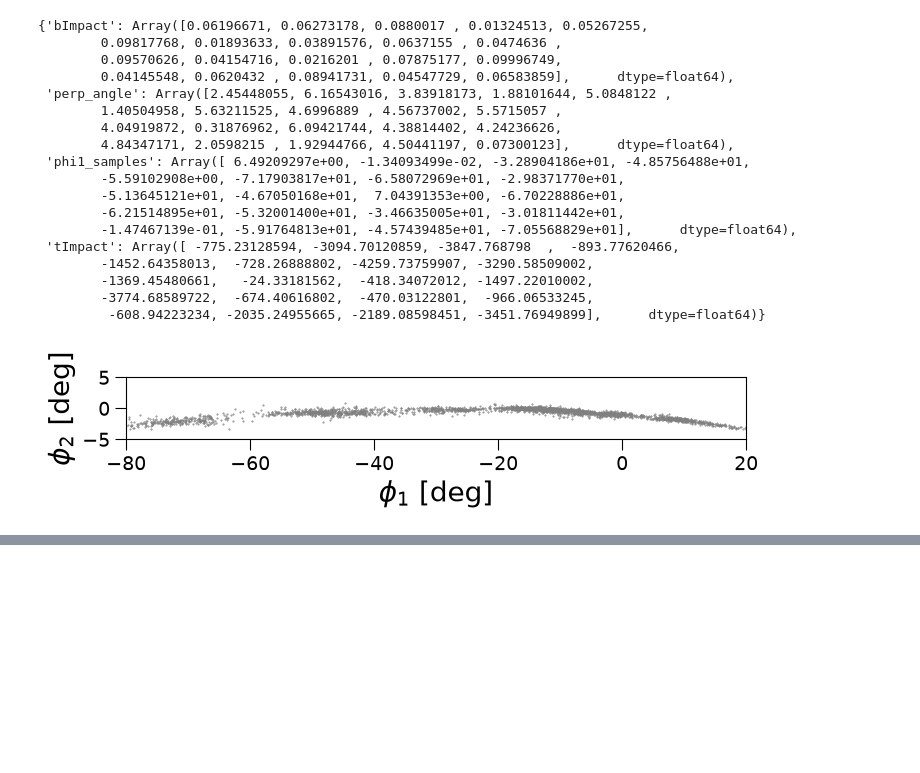
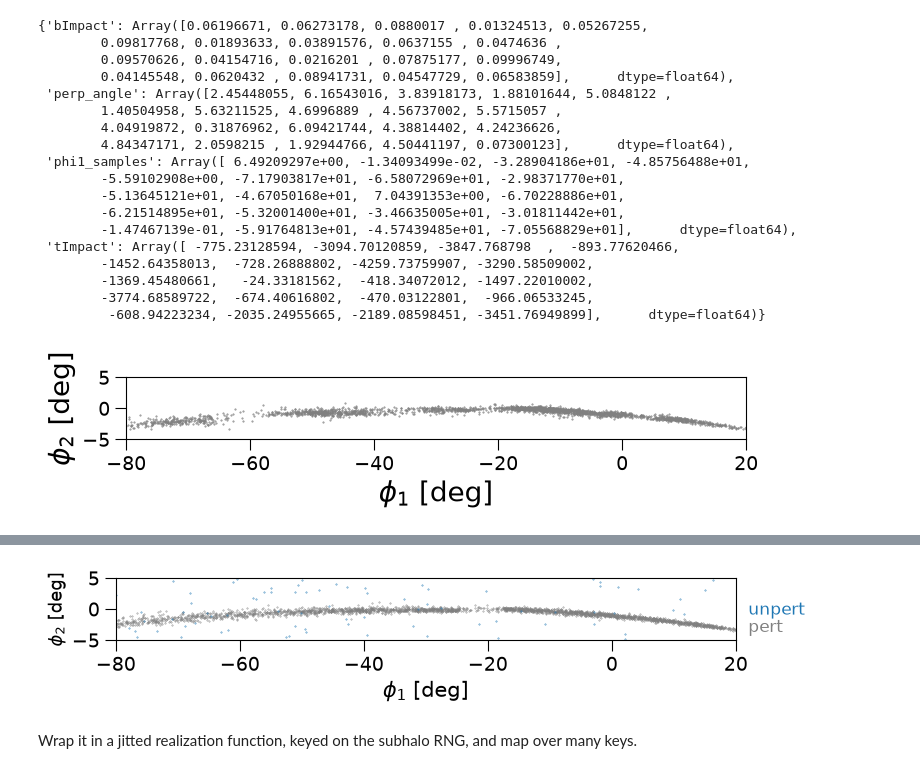
Before and after one commit to MariamKh-code/streamsculptor, a Jupyter notebook: my_notebooks/KICP.ipynb, the cells around one changed output, grey strips where cells are left out. Saved outputs shown, nothing was run; the diff lists cells and outputs as text; code cells hidden in the pictures; blank space fills up the shorter version.

```diff
--- a/my_notebooks/KICP.ipynb
+++ b/my_notebooks/KICP.ipynb
@@ -459,0 +611,44 @@ ax.set_aspect('equal')
+# %%
+out = gen_perturbed_stream_chen25(
+                         RateCalculator=RC,
+                         pot_base=pot,
+                         unperturbed_stream=stream,
+                         phi1_unperturbed=phi1_model,
+                         stream_key=jax.random.PRNGKey(52132),
+                         ts=ts,
+                         prog_wtoday=prog_wtoday,
+                         Msat=1e4,
+                         log10M_min=6.0,
+                         log10M_max=9.0,
+                         phi1_exclude=[-22,-19],
+                         phi1window=0.8,
+                         subhalo_key=jax.random.PRNGKey(10),
+                         r_s_fac=1.0,
+                         mass_fac=1.0,
+                         phi1_bounds=[-80.,20.],
+                         tImpactBounds=[-t_age,0.0],
+                         Max_Num_Impacts=50,
+        )
+# %%
+stream_pert = jnp.vstack([out['leading'], out['trailing']])
+phi1_pert, phi2_pert = get_phi12_from_stream(stream_pert[:,:3])
+
+fig, ax = plt.subplots(1,1)
+fig.set_size_inches(8,8)
+ax.scatter(phi1_pert, phi2_pert, s=.1, color='grey')
+ax.scatter(phi1_model, phi2_model+3, s=.1, color='tab:blue')
+
+ax.text(22, -0.2, 'unpert', color='tab:blue', fontsize=12, va='center')
+ax.text(22, -3, 'pert', color='gray', fontsize=12, va='center')
+
+ax.tick_params(axis='both', which='major', labelsize=14., length=8)
+ax.tick_params(axis='both', which='minor', length=3)
+ax.set_ylim(-5,5)
+ax.set_xlim(-80,20)
+ax.set_xlabel(r'$\phi_1$ [deg]', fontsize=15)
+ax.set_ylabel(r'$\phi_2$ [deg]', fontsize=13)
+ax.set_aspect('equal')
+# %% [output]
+[figure, added]
+# %% [markdown]
+Wrap it in a jitted realization function, keyed on the subhalo RNG, and map over many keys.
```
Also changed, not shown: parts of 29 cells of this notebook, 3 other files.
